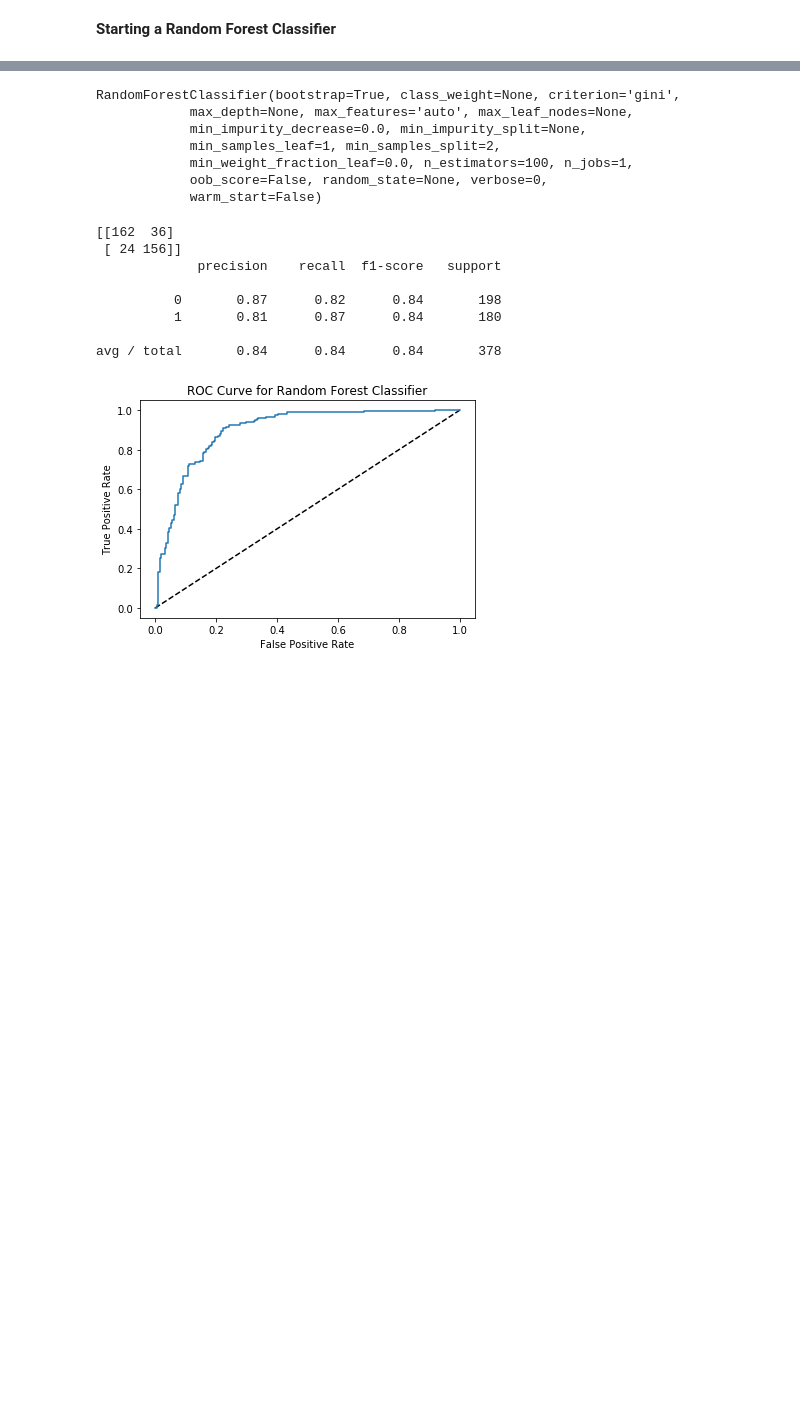
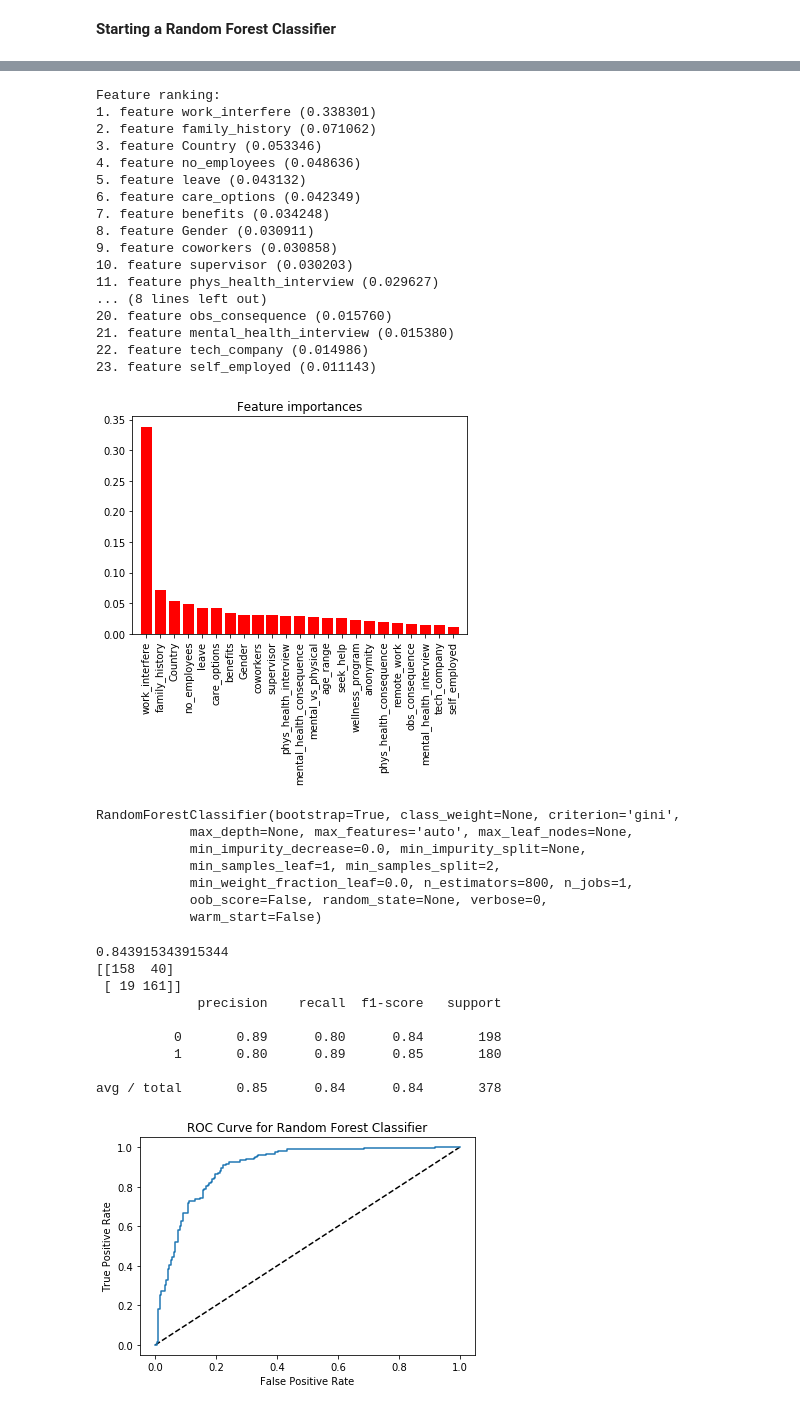
Before and after one commit to desai32/Springboard, a Jupyter notebook: Springboard Capstone - Mental Health in Technology Industry.ipynb, the cells around one changed output, grey strips where cells are left out. Drawn from its saved outputs; the diff is of its cells as text; code cells hidden in the pictures; blank space fills up the shorter version.

```diff
--- a/Springboard Capstone - Mental Health in Technology Industry.ipynb
+++ b/Springboard Capstone - Mental Health in Technology Industry.ipynb
@@ -694,4 +694,6 @@ from sklearn.metrics import roc_curve
 # Create arrays for the features and the response variable
 y = df['treatment'].values
 X = df.drop(['treatment', 'Age'], axis=1).values
+X_df = df.drop(['treatment', 'Age'], axis=1).columns
 #X = df.drop('Age', axis=1).values
+X_df
@@ -850,31 +867,69 @@ Index(['Age', 'Gender', 'Country', 'self_employed', 'family_history',
        'mental_health_interview', 'phys_health_interview',
        'mental_vs_physical', 'obs_consequence', 'age_range'],
       dtype='object')
+# %%
+indices = np.argsort(clf_rf_fi.feature_importances_)[::-1]
+
+# Print the feature ranking
+print("Feature ranking:")
+
+for f in range(X.shape[1]):
+    print("%d. feature %s (%f)" % (f + 1, X_df[indices[f]], clf_rf_fi.feature_importances_[indices[f]]))
+
+# Plot the feature importances of the forest
+plt.figure()
+plt.title("Feature importances")
+plt.bar(range(X.shape[1]), clf_rf_fi.feature_importances_[indices],
+       color="r", align="center")
+plt.xticks(range(X.shape[1]), X_df[indices], rotation='90')
+plt.xlim([-1, X.shape[1]])
+plt.show()
+# %% [output]
+Feature ranking:
+1. feature work_interfere (0.338301)
+2. feature family_history (0.071062)
+3. feature Country (0.053346)
+4. feature no_employees (0.048636)
+5. feature leave (0.043132)
+6. feature care_options (0.042349)
+7. feature benefits (0.034248)
+8. feature Gender (0.030911)
+9. feature coworkers (0.030858)
+10. feature supervisor (0.030203)
+11. feature phys_health_interview (0.029627)
+... (8 lines left out)
+20. feature obs_consequence (0.015760)
+21. feature mental_health_interview (0.015380)
+22. feature tech_company (0.014986)
+23. feature self_employed (0.011143)
+[figure, added]
 # %%
-rf = RandomForestClassifier(n_estimators=100)
+rf = RandomForestClassifier(n_estimators=800)
 rf.fit(X_train, y_train)
 # %% [output]
 RandomForestClassifier(bootstrap=True, class_weight=None, criterion='gini',
             max_depth=None, max_features='auto', max_leaf_nodes=None,
             min_impurity_decrease=0.0, min_impurity_split=None,
             min_samples_leaf=1, min_samples_split=2,
-            min_weight_fraction_leaf=0.0, n_estimators=100, n_jobs=1,
+            min_weight_fraction_leaf=0.0, n_estimators=800, n_jobs=1,
             oob_score=False, random_state=None, verbose=0,
             warm_start=False)
 # %%
 rf_predictions = rf.predict(X_test)
 # %%
+print(accuracy_score(y_test, rf_predictions))
 print(confusion_matrix(y_test, rf_predictions))
 print(classification_report(y_test, rf_predictions))
 # %% [output]
-[[162  36]
- [ 24 156]]
+0.843915343915344
+[[158  40]
+ [ 19 161]]
              precision    recall  f1-score   support
 
-          0       0.87      0.82      0.84       198
-          1       0.81      0.87      0.84       180
+          0       0.89      0.80      0.84       198
+          1       0.80      0.89      0.85       180
 
-avg / total       0.84      0.84      0.84       378
+avg / total       0.85      0.84      0.84       378
 # %%
 # Compute predicted probabilities: rf_pred_prob
 rf_pred_prob = logreg.predict_proba(X_test)[:,1]
```
Also changed, not shown: parts of 10 cells of this notebook.
